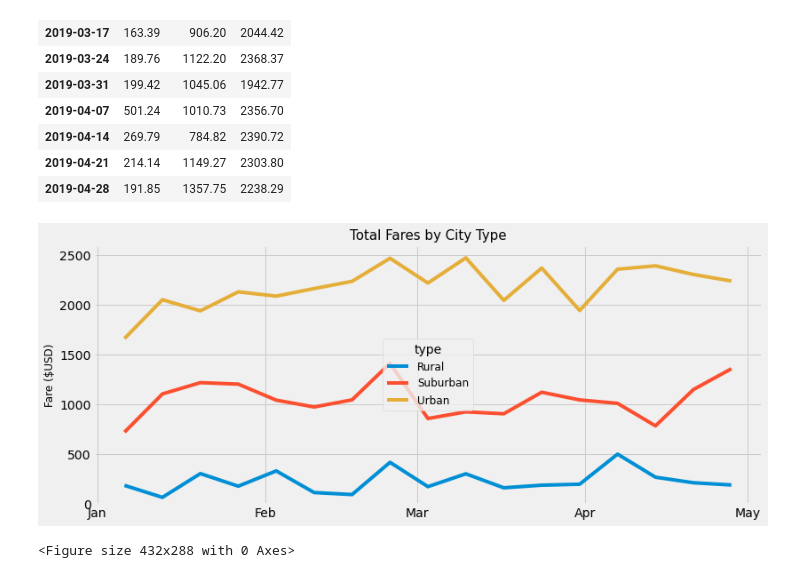
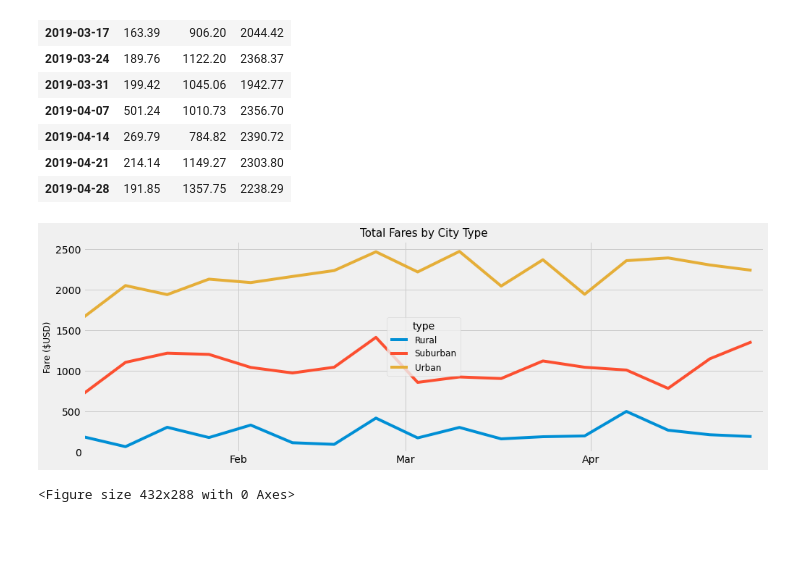
Before and after one commit to mandyfufu/PyBer_Analysis, a Jupyter notebook: Pyber Challenge.ipynb, the cells around one changed output. Saved outputs shown, nothing was run; the diff lists cells and outputs as text; code cells hidden in the pictures; blank space fills up the shorter version.

```diff
--- a/Pyber Challenge.ipynb
+++ b/Pyber Challenge.ipynb
@@ -323,27 +323,27 @@ fare_by_week
 # %%
 # 8. Using the object-oriented interface method, plot the resample DataFrame using the df.plot() function.
 
 # Import the style from Matplotlib.
 from matplotlib import style
 # Use the graph style fivethirtyeight.
 style.use('fivethirtyeight')
+import datetime as dt
 
+fig, ax = plt.subplots(figsize=(15,5))
 legend = ['Rural','Suburban','Urban']
-
-fig, ax = plt.subplots(figsize=(12,5))
 ax.plot(fare_by_week, label = legend)
 ax.set_ylim(0,2600)
-#ax.set_xlim(0,100)
+ax.set_xlim([dt.date(2019, 1, 6), dt.date(2019, 4, 30)])
 ax.set_ylabel('Fare ($USD)', fontsize=12)
 ax.set_title("Total Fares by City Type", fontsize=15)
 ax.legend(title = 'type', loc = 'center', fontsize=12)
 
 import matplotlib.dates as mdates
 date_format = mdates.DateFormatter('%b')
 plt.gca().xaxis.set_major_formatter(date_format)
 plt.gca().xaxis.set_major_locator(mdates.MonthLocator(interval=1))
 plt.show()
 plt.savefig("analysis/Pyber_fare_summary.png")
 # %% [output]
-[figure, old version]
+[figure, new version]
 <Figure size 432x288 with 0 Axes>
```
Also changed, not shown: 1 other file.
